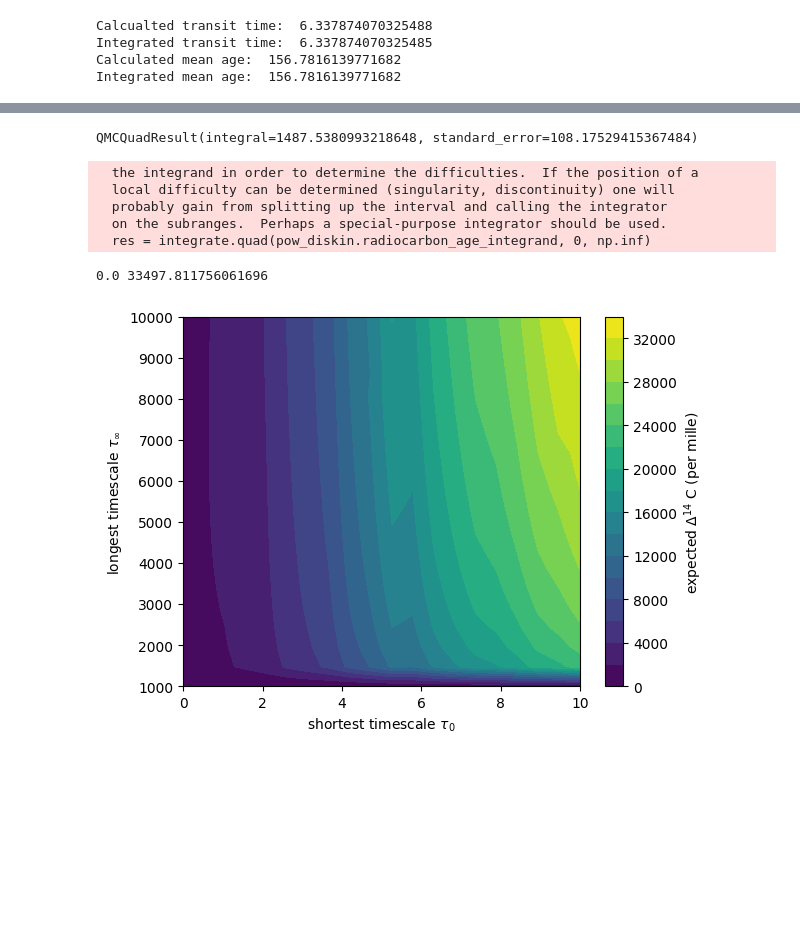
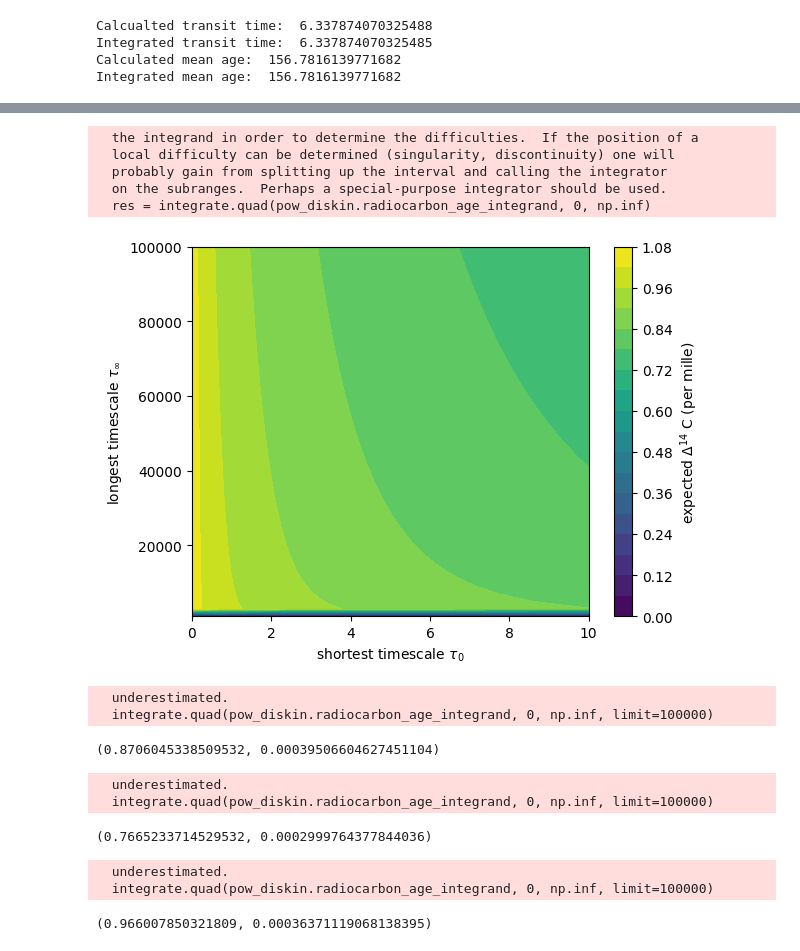
Before and after one commit to flamholz/soil_diskin, a Jupyter notebook: notebooks/test_power_law.ipynb, the cells around one changed output, grey strips where cells are left out. Cells and saved outputs as stored; diff of their text form; code cells hidden in the pictures; blank space fills up the shorter version.

Commit message:
fix power law integrand math.

```diff
--- a/notebooks/test_power_law.ipynb
+++ b/notebooks/test_power_law.ipynb
@@ -88,15 +86,7 @@ integrate.quad(pow_diskin.radiocarbon_age_integrand, 0, np.inf, limit=10000)
-# %%
-# Sampling based integration
-n_estimates = 1000
-res = integrate.qmc_quad(pow_diskin.radiocarbon_age_integrand, 0, 1e6,
-                         n_estimates=n_estimates, n_points=int(1e4))
-res
-# %% [output]
-QMCQuadResult(integral=1487.5380993218648, standard_error=108.17529415367484)
 # %%
 # Build a grid of tau_0 and tau_inf values
-tau_0s = np.linspace(0, 10, 20)
-tau_infs = np.linspace(1e3, 1e4, 20)
+tau_0s = np.linspace(0, 10, 50)
+tau_infs = np.linspace(1e3, 1e5, 50)
 
 TAU_0, TAU_INF = np.meshgrid(tau_0s, tau_infs)
 R = np.zeros((len(tau_0s), len(tau_infs)))
@@ -117,15 +107,31 @@ for i, tau_0 in enumerate(tau_0s):
 # %%
 # contour plot with logarithmic color scale
 plt.figure()
-
-log_color_norm = LogNorm(vmin=1, vmax=R.max())
-print(R.min(), R.max())
-
 plt.contourf(TAU_0, TAU_INF, R, levels=20, cmap='viridis')
 plt.colorbar().set_label('expected $\Delta^{14}$ C (per mille)')
 plt.xlabel('shortest timescale $\\tau_0$')
 plt.ylabel('longest timescale $\\tau_{\infty}$')
 plt.show()
 # %% [output]
-0.0 33497.811756061696
-[figure, old version]
+[figure, new version]
+# %%
+pow_diskin = PowerLawDisKin(2.4, 35000)
+integrate.quad(pow_diskin.radiocarbon_age_integrand, 0, np.inf, limit=100000)
+# %% [output]
+  underestimated.
+  integrate.quad(pow_diskin.radiocarbon_age_integrand, 0, np.inf, limit=100000)
+(0.8706045338509532, 0.00039506604627451104)
+# %%
+pow_diskin = PowerLawDisKin(10, 80000)
+integrate.quad(pow_diskin.radiocarbon_age_integrand, 0, np.inf, limit=100000)
+# %% [output]
+  underestimated.
+  integrate.quad(pow_diskin.radiocarbon_age_integrand, 0, np.inf, limit=100000)
+(0.7665233714529532, 0.0002999764377844036)
+# %%
+pow_diskin = PowerLawDisKin(1, 10000)
+integrate.quad(pow_diskin.radiocarbon_age_integrand, 0, np.inf, limit=100000)
+# %% [output]
+  underestimated.
+  integrate.quad(pow_diskin.radiocarbon_age_integrand, 0, np.inf, limit=100000)
+(0.966007850321809, 0.00036371119068138395)
```
Also changed, not shown: parts of 4 cells of this notebook, 3 other files.
